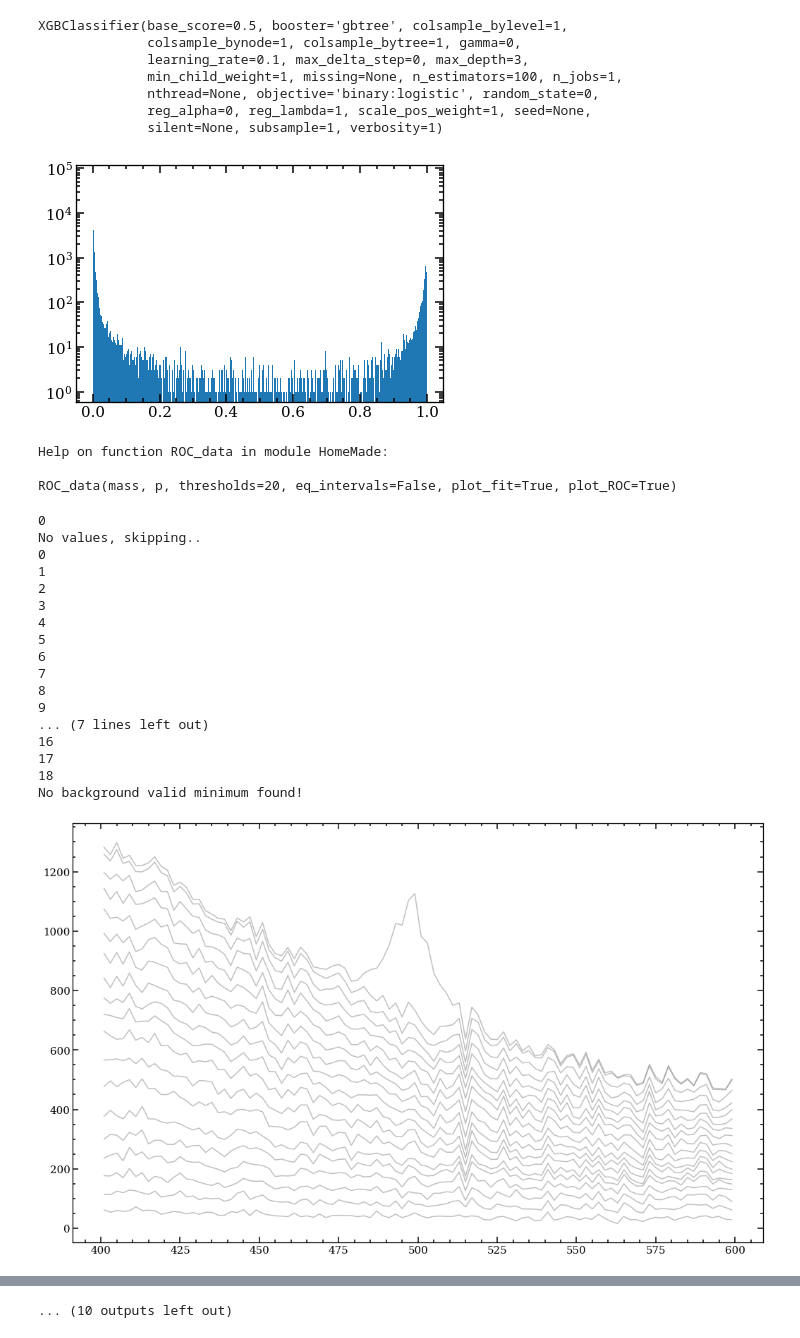
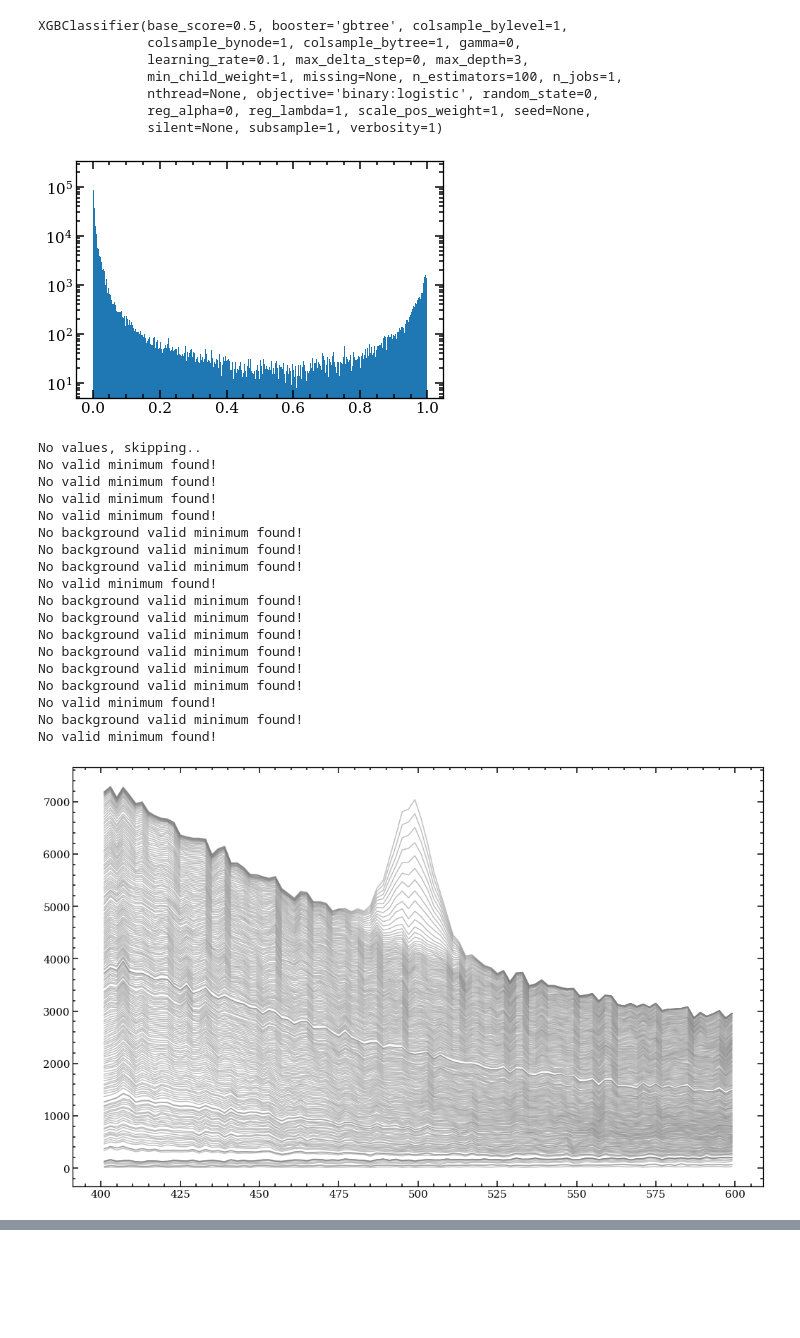
Before and after one commit to Vinther901/PUK, a Jupyter notebook: Uncorrelated_models.ipynb, the cells around one changed output, grey strips where cells are left out. Drawn from its saved outputs; the diff is of its cells as text; code cells hidden in the pictures; blank space fills up the shorter version.

```diff
--- a/Uncorrelated_models.ipynb
+++ b/Uncorrelated_models.ipynb
@@ -7,7 +7,7 @@ import HomeMade as hm
 import importlib
 import xgboost as xgb
 # %%
-N = 1e6
+N = 5e7
 
 all_features = "v0_ks_mass v0_ks_massErr pv0_x pv0_y pv0_z a0xy a0 a0z cosTheta v0_chi2 \
 v0_x v0_y v0_z v0_rxy v0_rxyErr v0_px v0_py v0_pz v0_pt v0_p \
@@ -31,3 +28,6 @@ model_features = ["v0_chi2 v0_ks_massErr cosTheta".split(" "),
+# %%
+model_features = ["v0_chi2 v0_py1 v0_phi1 v0_px1 v0_px v0_px2 v0_phi2 v0_py v0_py2 pv0_y pv0_x ntrk_pv0 pv0_z v0_z".split(" "),
+                 "v0_rxyErr a0xy a0 cosTheta v0_x v0_y".split(" ")]
 # %%
 train_dividers = np.linspace(0,len(train_data),len(model_features)+1,dtype=int)
 train_sets = [train_data[train_dividers[i-1]:train_dividers[i]] for i in range(1,len(train_dividers))]
@@ -56,5 +56,11 @@ plt.yscale('log')
 # %%
-vals, binc, binw = hm.hist(train_sets[1].loc[p0 > 0.6].v0_ks_mass,bins=250)
+p_sig = 0.65
+p_bkr = 0.3
+vals, binc, binw = hm.hist(train_sets[1].loc[p0 > p_sig].v0_ks_mass,bins=250)
 mask = vals > 0
 d = hm.fit_mass2(binc[mask],vals[mask],np.sqrt(vals[mask]))
+
+vals, binc, binw = hm.hist(train_sets[1].loc[p0 < p_bkr].v0_ks_mass,bins=250)
+mask = vals > 0
+d = hm.fit_mass2(binc[mask],vals[mask],np.sqrt(vals[mask]))
 # %% [output]
@@ -62,6 +69,6 @@ d = hm.fit_mass2(binc[mask],vals[mask],np.sqrt(vals[mask]))
 # %%
-sig = train_sets[1].loc[(p0 > 0.6)&(train_sets[1].v0_ks_mass >475)&(train_sets[1].v0_ks_mass < 525)]
-bkgr = train_sets[1].loc[p0 < 0.5]
+sig = train_sets[1].loc[(p0 > p_sig)&(train_sets[1].v0_ks_mass >475)&(train_sets[1].v0_ks_mass < 525)]
+bkgr = train_sets[1].loc[p0 < p_bkr]
 sig_len, bkgr_len = len(sig), len(bkgr)
 
 train_sets[1] = pd.concat([sig,bkgr])
@@ -82,31 +89,26 @@ p1 = classifiers[1].predict_proba(test_data[model_features[1]])[:,1]
 plt.hist(p1,bins=500);
 plt.yscale('log')
 # %% [output]
-[figure, old version]
+[figure, new version]
-# %%
-help(hm.ROC_data)
-# %% [output]
-Help on function ROC_data in module HomeMade:
-
-ROC_data(mass, p, thresholds=20, eq_intervals=False, plot_fit=True, plot_ROC=True)
 # %%
-c = hm.ROC_data(test_data.v0_ks_mass, p1,thresholds = 20)
+c = hm.ROC_data(test_data.v0_ks_mass, p1,thresholds = 200,plot_fit=False,plot_ROC=False)
 # %% [output]
-0
 No values, skipping..
-0
-1
-2
-3
-4
-5
-6
-7
-8
-9
-... (7 lines left out)
-16
-17
-18
+No valid minimum found!
+No valid minimum found!
+No valid minimum found!
+No valid minimum found!
 No background valid minimum found!
+No background valid minimum found!
+No background valid minimum found!
+No valid minimum found!
+No background valid minimum found!
+No background valid minimum found!
+No background valid minimum found!
+No background valid minimum found!
+No background valid minimum found!
+No background valid minimum found!
+No valid minimum found!
+No background valid minimum found!
+No valid minimum found!
-[figure, old version]
+[figure, new version]
@@ -123 +114,0 @@ No background valid minimum found!
-... (10 outputs left out)
```
Also changed, not shown: parts of 7 cells of this notebook, 6 other files.
